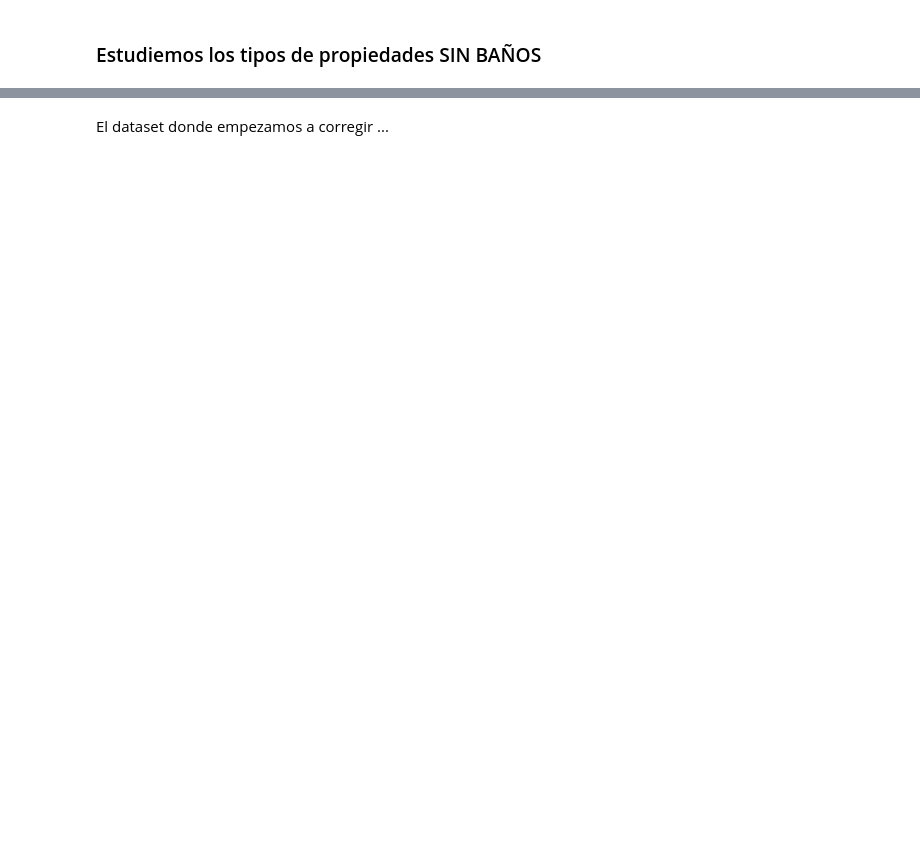
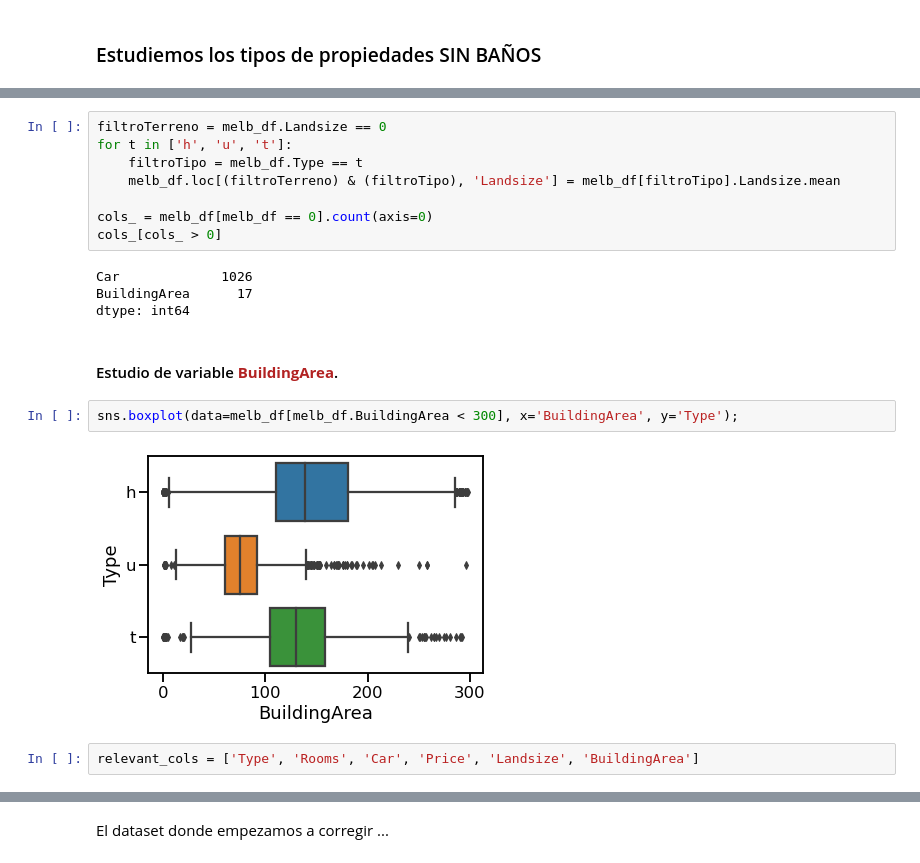
Before and after one commit to mgobbi289/DiploDatos, a Jupyter notebook: AnalisisyCuracion/03_DatosFaltantes.ipynb, the cells around one changed output, grey strips where cells are left out. Cells and saved outputs as stored; diff of their text form; blank space fills up the shorter version.

```diff
--- a/AnalisisyCuracion/03_DatosFaltantes.ipynb
+++ b/AnalisisyCuracion/03_DatosFaltantes.ipynb
@@ -269,0 +596,20 @@ melb_df.describe()
+# %%
+filtroTerreno = melb_df.Landsize == 0
+for t in ['h', 'u', 't']:
+    filtroTipo = melb_df.Type == t
+    melb_df.loc[(filtroTerreno) & (filtroTipo), 'Landsize'] = melb_df[filtroTipo].Landsize.mean
+
+cols_ = melb_df[melb_df == 0].count(axis=0)
+cols_[cols_ > 0]
+# %% [output]
+Car             1026
+BuildingArea      17
+dtype: int64
+# %% [markdown]
+#### Estudio de variable <span style="color:FireBrick">**BuildingArea**</span>.
+# %%
+sns.boxplot(data=melb_df[melb_df.BuildingArea < 300], x='BuildingArea', y='Type');
+# %% [output]
+[figure, added]
+# %%
+relevant_cols = ['Type', 'Rooms', 'Car', 'Price', 'Landsize', 'BuildingArea']
```
Also changed, not shown: parts of 108 cells of this notebook.
